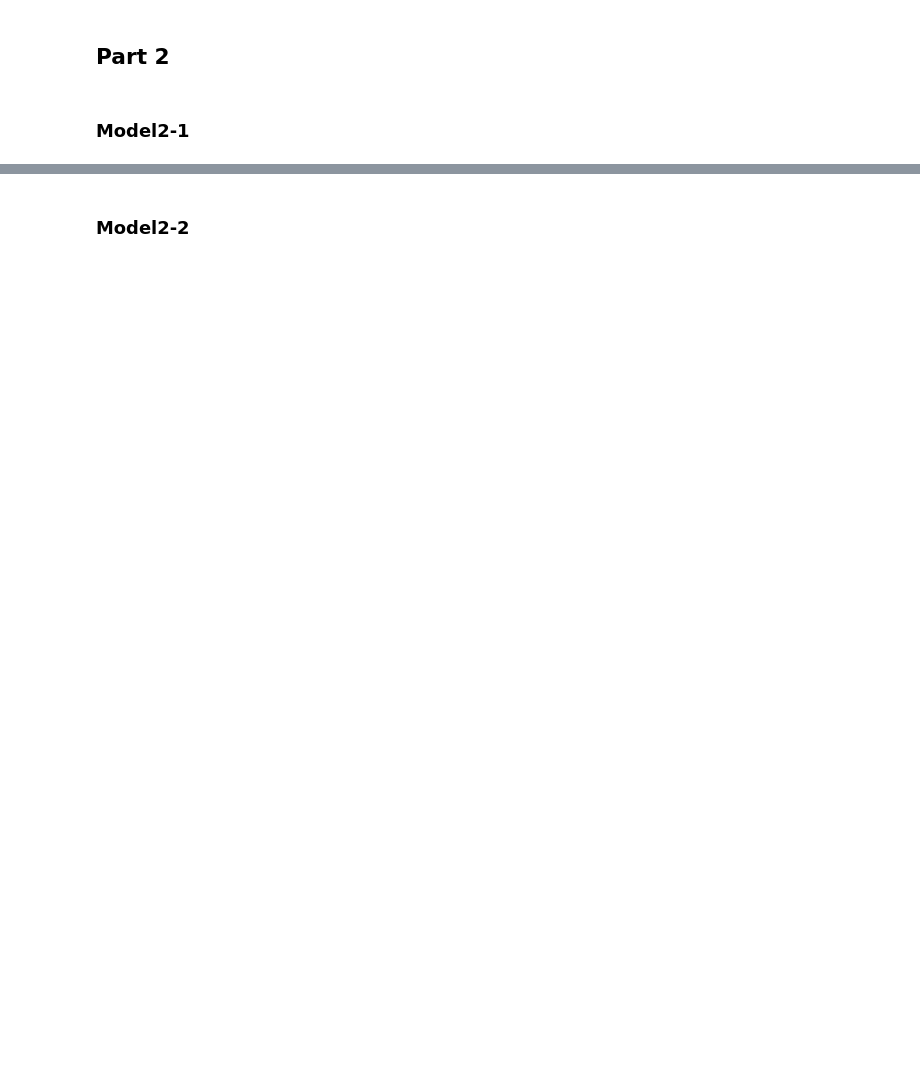
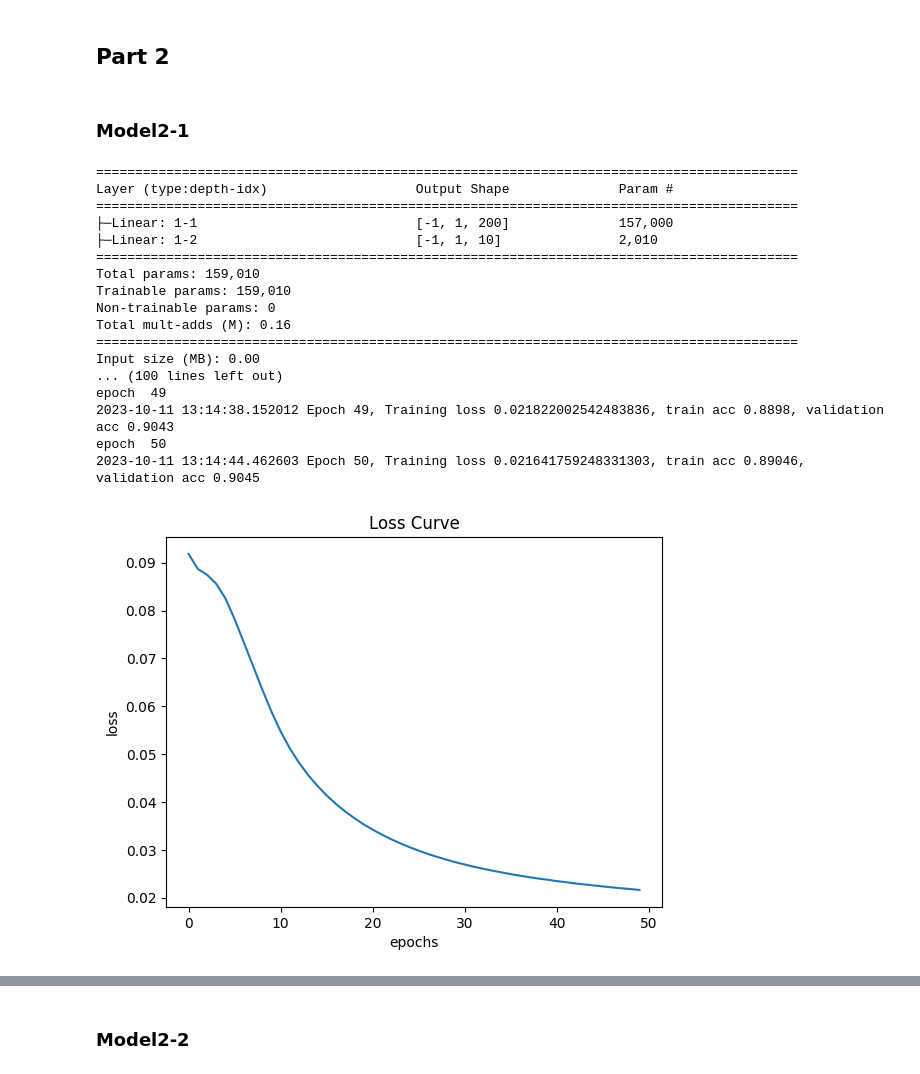
Before and after one commit to ilirgusija/CMPE452, a Jupyter notebook: A2.ipynb, the cells around one changed output, grey strips where cells are left out. Drawn from its saved outputs; the diff is of its cells as text; code cells hidden in the pictures; blank space fills up the shorter version.

Commit message:
finished numpy model and pytorch

```diff
--- a/A2.ipynb
+++ b/A2.ipynb
@@ -256,10 +264,16 @@ def getBatch(x, y, batch_size):
 # enter code here to train Model1
 # TODO: set your desired hidden size, learning rate, number of iterations and batch size
 # remeber to load the dataset to the device (e.g. data_dict['x_train'].to(device))
-model = NN()
-x_train = data_dict['x_train'].to(device)
-y_train = data_dict['y_train'].to(device)
-x_val = data_dict['']
-model.train()
+model = NN(learning_rate=0.01, n_iters=10, batch_size=64, hidden_size=200)
+
+x_train = data_dict['x_train'].numpy()
+x_test = data_dict['x_test'].numpy()
+x_val = data_dict['x_val'].numpy()
+y_train = data_dict['y_train'].numpy()
+y_train_torch = data_dict['y_train']
+y_test = data_dict['y_test'].numpy()
+y_val = data_dict['y_val'].numpy()
+
+model.train(x_train, y_train, x_val, y_val)
 
 ####################################################################################################
@@ -288,9 +414,58 @@ evaluator(y_test, y_pred)
 # %%
 ####################################################################################################
 # enter code here to train Model2-1
+batch_size=64
 
+# Create custom datasets
+train_dataset = CustomDataset(data_dict['x_train'].to(device), data_dict['y_train'].to(device))
+val_dataset = CustomDataset(data_dict['x_val'].to(device), data_dict['y_val'].to(device))
+
+# Load datasets in dataloaders that allows us to use pytorch's built-in minibatching functionality
+train_loader = DataLoader(train_dataset, batch_size=batch_size, shuffle=True)
+val_loader = DataLoader(val_dataset, shuffle=False)
+
+# Initialize Model and hyperparameters
+model1 = NN2()
+loss = torch.nn.MSELoss()
+learning_rate = 0.1
+optimizer = torch.optim.SGD(model1.parameters(), lr=learning_rate)
+
+# Summarize model and data
+summary(model1, (1, 28*28))
+
+# Train model
+losses_train = train(50, model1, loss, optimizer, train_loader, val_loader ,'cuda')
+
+# Save model
+torch.save(model1.state_dict(), 'NN2.pth')
+
+# Plot loss curve
+plt.plot(losses_train)
+plt.xlabel('epochs')
+plt.ylabel('loss')
+plt.title('Loss Curve')
+plt.savefig('loss.NN2.png')
 
 ####################################################################################################
+# %% [output]
+==========================================================================================
+Layer (type:depth-idx)                   Output Shape              Param #
+==========================================================================================
+├─Linear: 1-1                            [-1, 1, 200]              157,000
+├─Linear: 1-2                            [-1, 1, 10]               2,010
+==========================================================================================
+Total params: 159,010
+Trainable params: 159,010
+Non-trainable params: 0
+Total mult-adds (M): 0.16
+==========================================================================================
+Input size (MB): 0.00
+... (100 lines left out)
+epoch  49
+2023-10-11 13:14:38.152012 Epoch 49, Training loss 0.021822002542483836, train acc 0.8898, validation acc 0.9043
+epoch  50
+2023-10-11 13:14:44.462603 Epoch 50, Training loss 0.021641759248331303, train acc 0.89046, validation acc 0.9045
+[figure, added]
 # %%
 ####################################################################################################
 # enter code here to evaluate Model2-1
```
Also changed, not shown: parts of 11 cells of this notebook, 6 other files.
